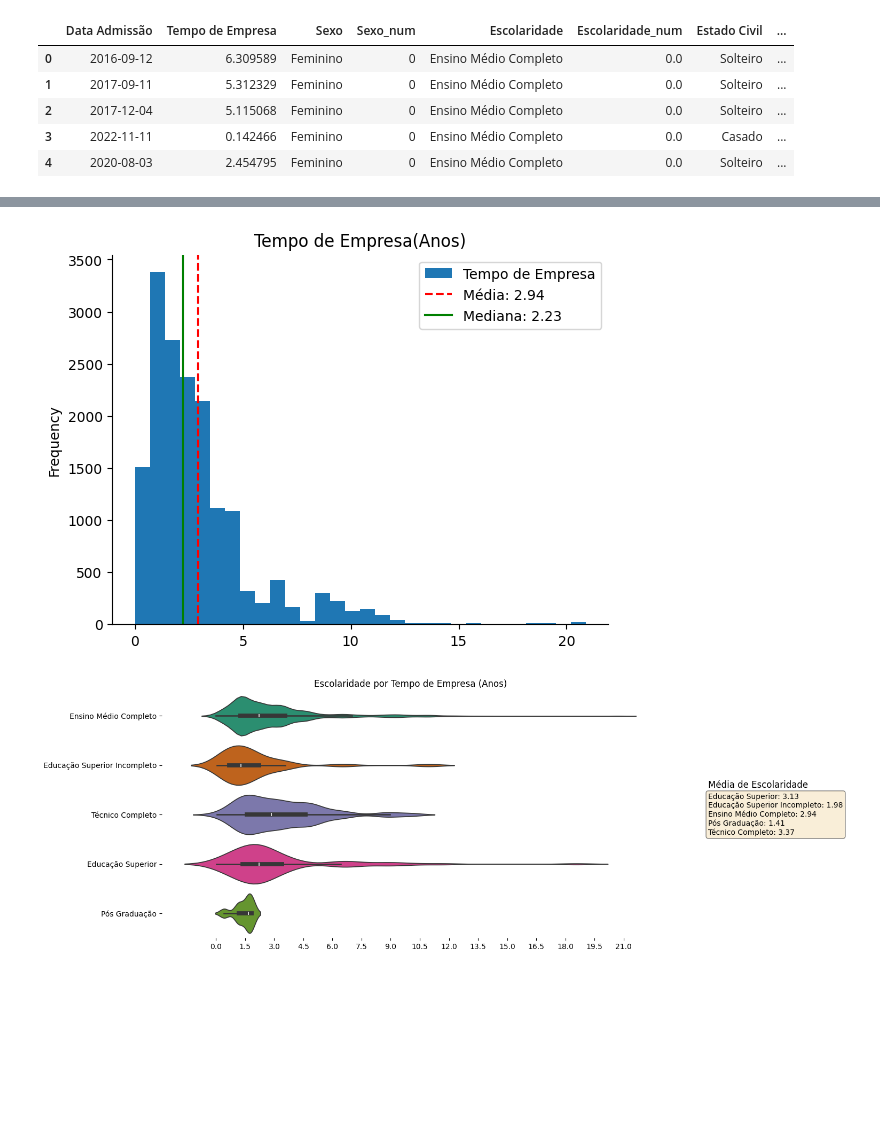
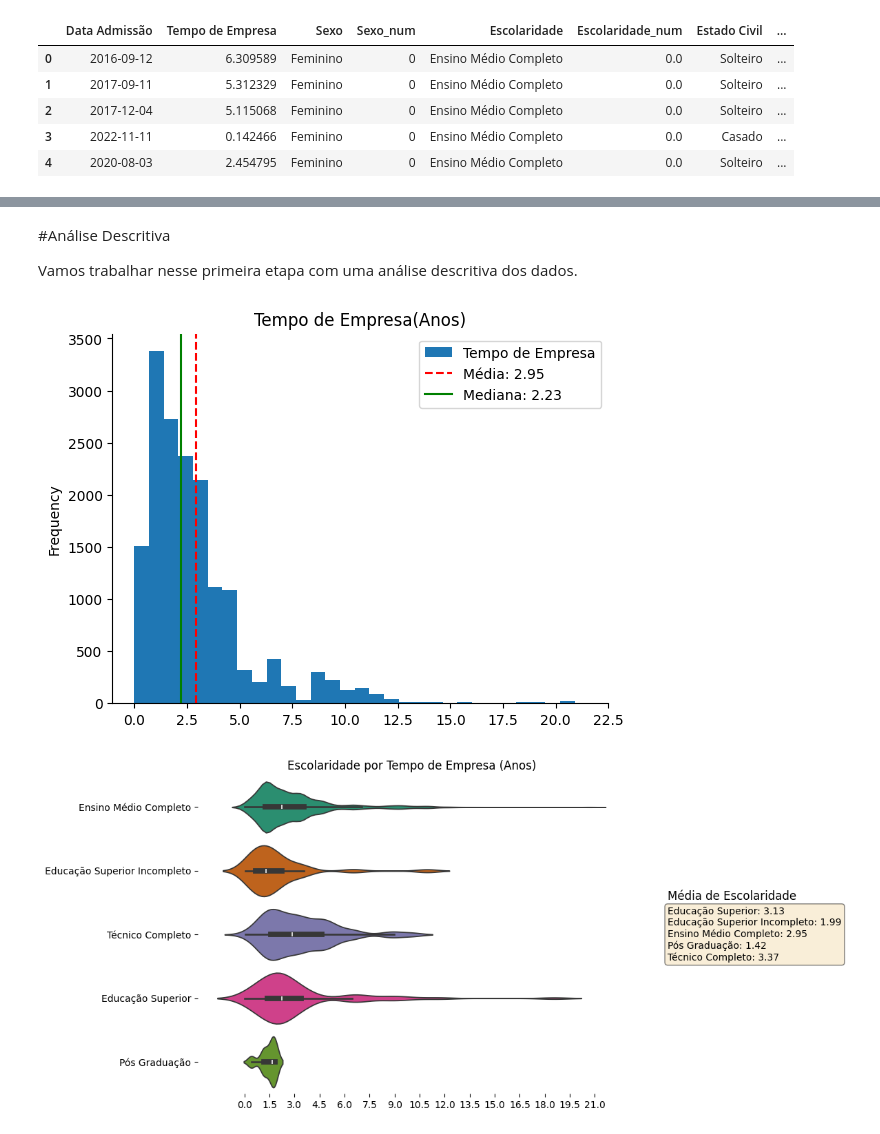
Before and after one commit to Gabrieldiasdeoliveira/People-Analytics---Turnover, a Jupyter notebook: People_Analytics_Turnover.ipynb, the cells around one changed output, grey strips where cells are left out. Drawn from its saved outputs; the diff is of its cells as text; code cells hidden in the pictures; blank space fills up the shorter version.

```diff
--- a/People_Analytics_Turnover.ipynb
+++ b/People_Analytics_Turnover.ipynb
@@ -35,13 +59,24 @@ warnings.filterwarnings("ignore", message="Passing `palette` without assigning `
+# %% [markdown]
+#Análise Descritiva
+
+Vamos trabalhar nesse primeira etapa com uma análise descritiva dos dados.
 # %%
+# @title Histograma Tempo de Empresa
+
 # Calculando a média e mediana
 media = dados['Tempo de Empresa'].mean()
 mediana = dados['Tempo de Empresa'].median()
 
 # Plotando o histograma com a média e a mediana
 dados['Tempo de Empresa'].plot(kind='hist', bins=30, title='Tempo de Empresa(Anos)')
+
+# Adicionando a linha vertical para a média e a mediana
 plt.axvline(media, color='red', linestyle='--', label=f'Média: {media:.2f}')
 plt.axvline(mediana, color='green', linestyle='-', label=f'Mediana: {mediana:.2f}')
 plt.legend()
+
+# Definindo os ticks do eixo x com incrementos de 2.5
+plt.xticks(np.arange(0, dados['Tempo de Empresa'].max() + 2.5, 2.5))
 
 # Removendo as bordas superior e direita
 plt.gca().spines['top'].set_visible(False)
@@ -49,36 +84,40 @@ plt.gca().spines['right'].set_visible(False)
 
 plt.show()
 # %% [output]
-[figure, old version]
+[figure, new version]
 # %%
-# @title Grafico de Tempo de Empresa por Escolaridade
+# @title Grafico de Tempo de Empresa por Escolaridade - ViolinPlot
 
 # Calculando as médias para cada categoria de escolaridade
 medias_por_escolaridade = dados_filtrados.groupby('Escolaridade')['Tempo de Empresa'].mean()
+
+# Definindo o tamanho da figura
+figsize = (8, 6)  # Largura x Altura em polegadas
+
 
 # Plotando um gráfico com as modificações e adicionando um título
 fig, ax = plt.subplots(figsize=figsize)
 sns.violinplot(data=dados_filtrados, x='Tempo de Empresa', y='Escolaridade', hue='Escolaridade', inner='box', palette='Dark2', ax=ax, legend=False)
 plt.title('Escolaridade por Tempo de Empresa (Anos)')
 
 # Adicionando a caixa de texto com as médias ao lado do gráfico
 textstr = '\n'.join(f'{escolaridade}: {media:.2f}' for escolaridade, media in medias_por_escolaridade.items())
 props = dict(boxstyle='round', facecolor='wheat', alpha=0.5)
 ax.text(1.1, 0.5, textstr, transform=ax.transAxes, fontsize=10, verticalalignment='center', bbox=props)
 
 # Adicionando um título à caixa de texto das médias
 ax.text(1.1, 0.6, 'Média de Escolaridade', transform=ax.transAxes, fontsize=12, verticalalignment='bottom')
 
 # Removendo o título do eixo y
 ax.set_ylabel('')
 
 # Removendo o título do eixo x
 ax.set_xlabel('')
 
 # Definindo os ticks do eixo x com incrementos de 1.5
 plt.xticks(np.arange(0, dados_filtrados['Tempo de Empresa'].max() + 1.5, 1.5))
 
 sns.despine(top=True, right=True, bottom=True, left=True)
 plt.show()
 # %% [output]
-[figure, old version]
+[figure, new version]
```
Also changed, not shown: parts of 12 cells of this notebook.
